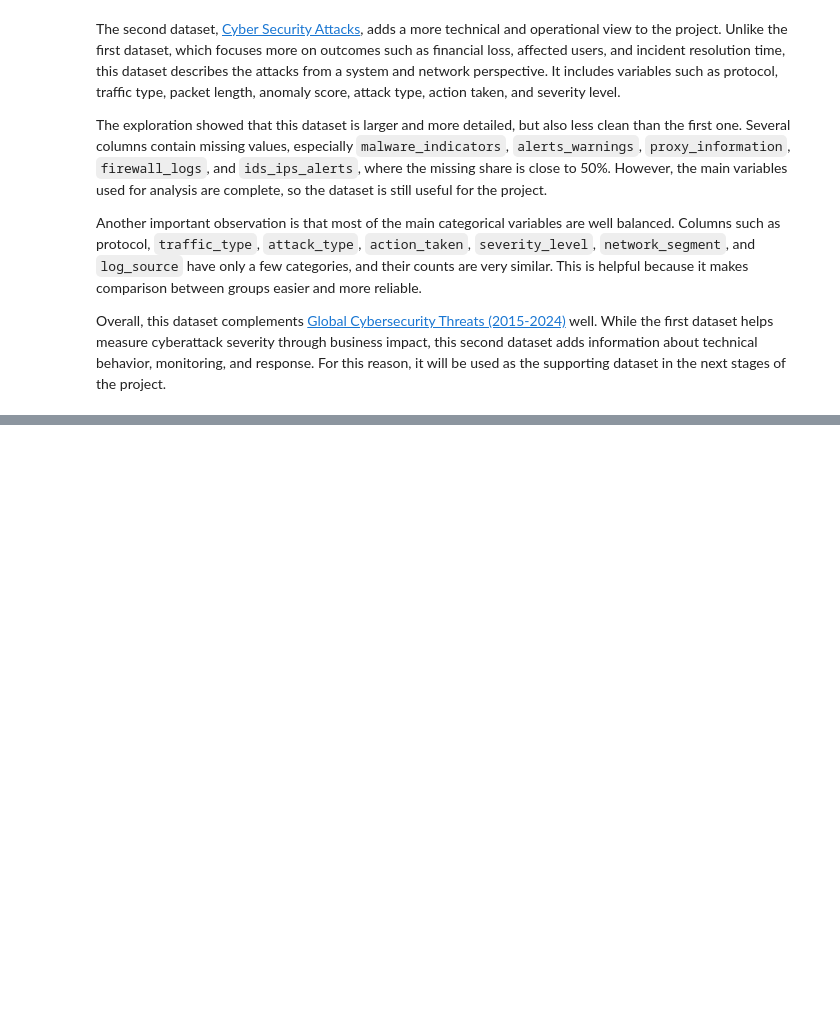
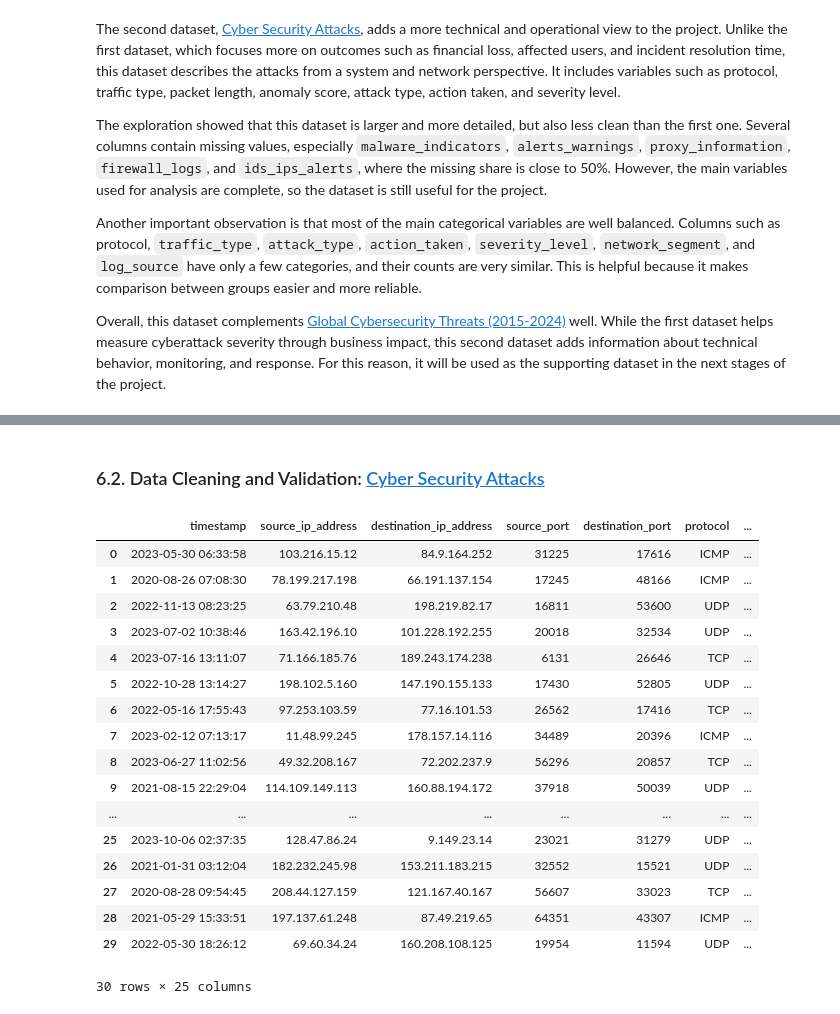
Before and after one commit to AlexanderPanagyurski/cyberattack-severity-analysis, a Jupyter notebook: Drivers of Cyberattack Severity.ipynb, the cells around one changed output, grey strips where cells are left out. Drawn from its saved outputs; the diff is of its cells as text; code cells hidden in the pictures; blank space fills up the shorter version.

Commit message:
Data Cleaning and Validation: clean datasets, validate values, and prepare analysis-ready features

```diff
--- a/Drivers of Cyberattack Severity.ipynb
+++ b/Drivers of Cyberattack Severity.ipynb
@@ -593,0 +706,23 @@ Overall, this dataset complements [Global Cybersecurity Threats (2015-2024)](htt
+# %% [markdown]
+### 6.2. Data Cleaning and Validation: [Cyber Security Attacks](https://www.kaggle.com/datasets/teamincribo/cyber-security-attacks/data)
+# %%
+cybersecurity_attacks.head(30)
+# %% [output]
+|  | timestamp | source_ip_address | destination_ip_address | source_port | destination_port | protocol | ... |
+| 0 | 2023-05-30 06:33:58 | 103.216.15.12 | 84.9.164.252 | 31225 | 17616 | ICMP | ... |
+| 1 | 2020-08-26 07:08:30 | 78.199.217.198 | 66.191.137.154 | 17245 | 48166 | ICMP | ... |
+| 2 | 2022-11-13 08:23:25 | 63.79.210.48 | 198.219.82.17 | 16811 | 53600 | UDP | ... |
+| 3 | 2023-07-02 10:38:46 | 163.42.196.10 | 101.228.192.255 | 20018 | 32534 | UDP | ... |
+| 4 | 2023-07-16 13:11:07 | 71.166.185.76 | 189.243.174.238 | 6131 | 26646 | TCP | ... |
+| 5 | 2022-10-28 13:14:27 | 198.102.5.160 | 147.190.155.133 | 17430 | 52805 | UDP | ... |
+| 6 | 2022-05-16 17:55:43 | 97.253.103.59 | 77.16.101.53 | 26562 | 17416 | TCP | ... |
+| 7 | 2023-02-12 07:13:17 | 11.48.99.245 | 178.157.14.116 | 34489 | 20396 | ICMP | ... |
+| 8 | 2023-06-27 11:02:56 | 49.32.208.167 | 72.202.237.9 | 56296 | 20857 | TCP | ... |
+| 9 | 2021-08-15 22:29:04 | 114.109.149.113 | 160.88.194.172 | 37918 | 50039 | UDP | ... |
+| ... | ... | ... | ... | ... | ... | ... | ... |
+| 25 | 2023-10-06 02:37:35 | 128.47.86.24 | 9.149.23.14 | 23021 | 31279 | UDP | ... |
+| 26 | 2021-01-31 03:12:04 | 182.232.245.98 | 153.211.183.215 | 32552 | 15521 | UDP | ... |
+| 27 | 2020-08-28 09:54:45 | 208.44.127.159 | 121.167.40.167 | 56607 | 33023 | TCP | ... |
+| 28 | 2021-05-29 15:33:51 | 197.137.61.248 | 87.49.219.65 | 64351 | 43307 | ICMP | ... |
+| 29 | 2022-05-30 18:26:12 | 69.60.34.24 | 160.208.108.125 | 19954 | 11594 | UDP | ... |
+30 rows × 25 columns
```
Also changed, not shown: parts of 46 cells of this notebook.
